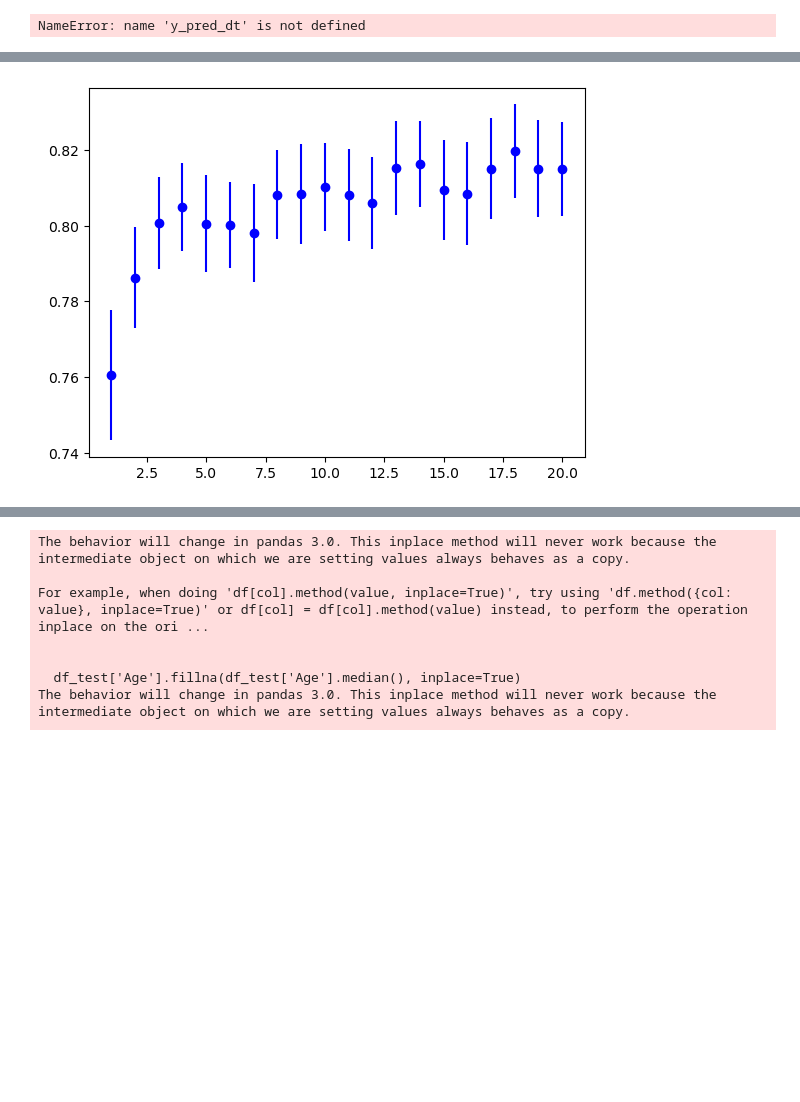
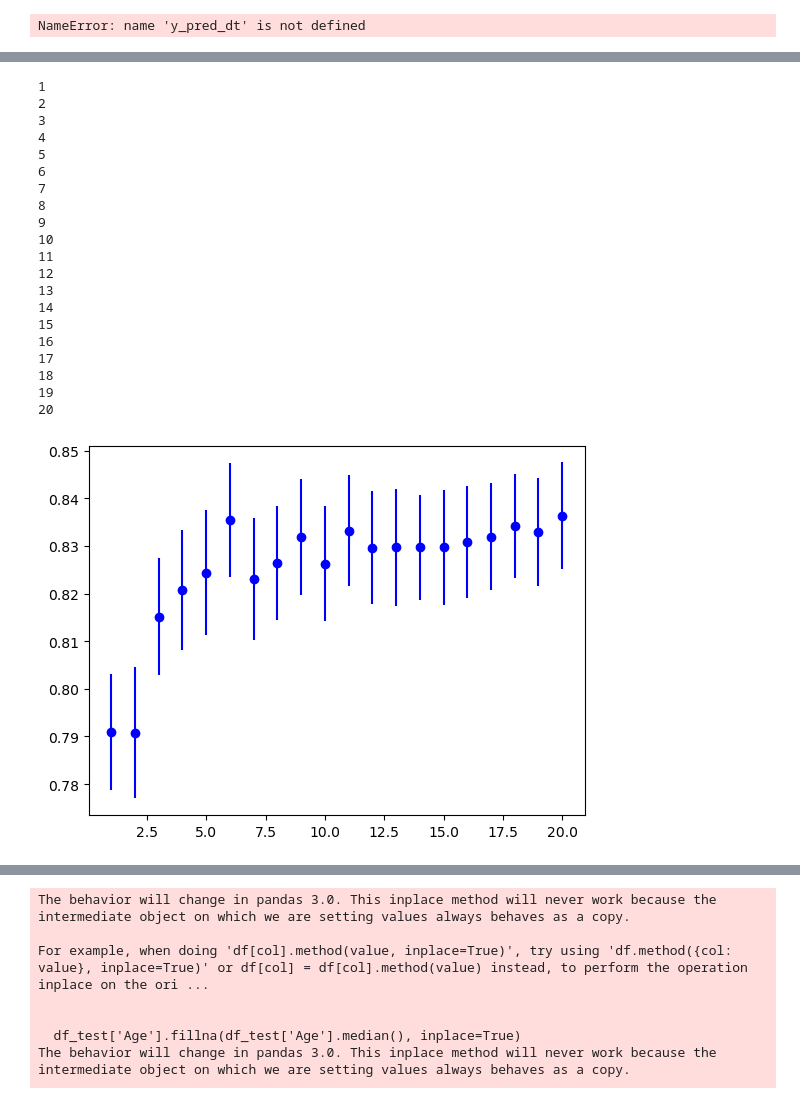
Before and after one commit to Delekof/Machine-Learning-Practice, a Jupyter notebook: titanic survival/kaggle_titanic.ipynb, the cells around one changed output, grey strips where cells are left out. Cells and saved outputs as stored; diff of their text form; code cells hidden in the pictures; blank space fills up the shorter version.

```diff
--- a/titanic survival/kaggle_titanic.ipynb
+++ b/titanic survival/kaggle_titanic.ipynb
@@ -390,5 +442,6 @@ y = X['Survived']
 X = X.drop('Survived', axis=1)
 X = X.drop("Parch", axis=1)
 X = X.drop("SibSp", axis=1)
+X = X.drop("PassengerId", axis=1)
 
 X_scaled = X
@@ -435,11 +472,32 @@ weighted avg       1.00      1.00      1.00       891
 # %%
 f,ax = plt.subplots(1,1)
 
 for n in range(1,21):
-    rf_model = RandomForestClassifier(random_state=42, n_estimators=n)
+    print(n)
+    rf_model = RandomForestClassifier(random_state=42, n_estimators=n, max_depth=len(X.columns))
     # 5-fold CV
     cv_scores = cross_val_score(rf_model, X, y, cv=50, scoring='accuracy')
 
     ax.errorbar(n, np.mean(cv_scores), yerr=np.std(cv_scores)/np.sqrt(len(cv_scores)), color="blue", marker="o")
 # %% [output]
+1
+2
+3
+4
+5
+6
+7
+8
+9
+10
+11
+12
+13
+14
+15
+16
+17
+18
+19
+20
-[figure, old version]
+[figure, new version]
```
Also changed, not shown: parts of 20 cells of this notebook, 2 other files.
